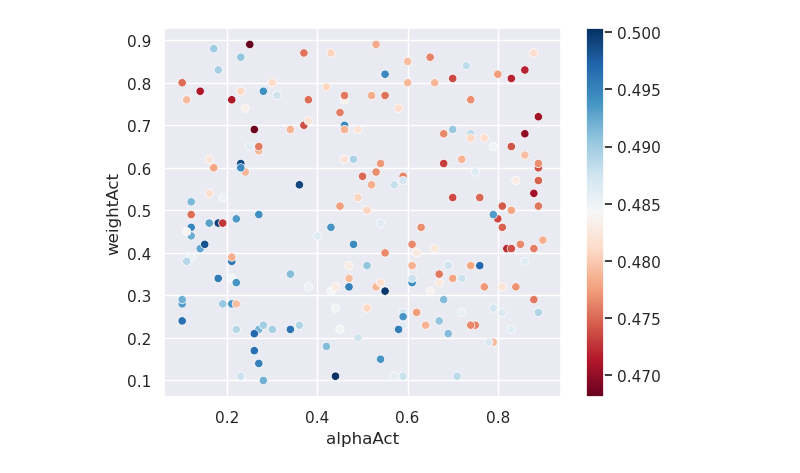
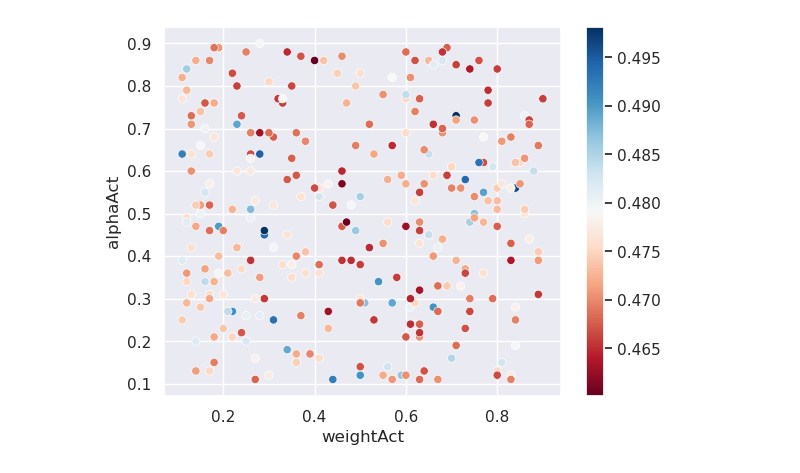
Before and after one commit to AGhaderi/ActStimRL, a Jupyter notebook: proceture/Optimal_figure_simulated_data.ipynb, the cells around one changed output. Drawn from its saved outputs; the diff is of its cells as text; code cells hidden in the pictures.

```diff
--- a/proceture/Optimal_figure_simulated_data.ipynb
+++ b/proceture/Optimal_figure_simulated_data.ipynb
@@ -97,7 +83,8 @@ All simulations have been done successfully!
 # %%
+"""Mean proportion of correct choice across participants for each simulation"""
 # Collect all simulated data
 dataAllSims = pd.DataFrame({})
-for i in range(1, 201):
+for i in range(1, 300):
     # Simulation number
     simNumber = "Optim" + str(i)
     # Main directory of the simupated participatns
@@ -106,11 +93,5 @@ for i in range(1, 201):
     dirc = subMainDirec + 'hierParam/'  + str(simNumber) + '/' +'hier-simulated-data-with-task-design-true-param.csv'
     # Read the simulated participant
     data = pd.read_csv(dirc)
-    data['Sim'] = i+1
+    data['Sim'] = i
     dataAllSims = pd.concat([data, dataAllSims])
-
-# Seperate all data based on session and condition
-dataAllSims_ses1_Act = dataAllSims.loc[(dataAllSims['session']==1) & (dataAllSims['block']=='Act')]
-dataAllSims_ses1_Stim = dataAllSims.loc[(dataAllSims['session']==1) & (dataAllSims['block']=='Stim')]
-dataAllSims_ses2_Act = dataAllSims.loc[(dataAllSims['session']==2) & (dataAllSims['block']=='Act')]
-dataAllSims_ses2_Stim = dataAllSims.loc[(dataAllSims['session']==2) & (dataAllSims['block']=='Stim')]
@@ -120,18 +98,37 @@ grouped_df = dataAllSims_ses2_Act.groupby(['Sim', 'weightAct', 'alphaAct', 'alph
+# %%
+# Calcaulate won amount for each trial and then put it into dataframe
+winAmtAct = (dataAllSims['block']=='Act')*(dataAllSims['pushed']*dataAllSims['winAmtPushable'] + (1-dataAllSims['pushed'])*dataAllSims['winAmtPullable'])
+winAmtClr = (dataAllSims['block']=='Stim')*(dataAllSims['yellowChosen']*dataAllSims['winAmtYellow']+ (1-dataAllSims['yellowChosen'])*dataAllSims['winAmtBlue'])
+dataAllSims['wonAmount'] = dataAllSims['correctChoice']*(winAmtAct + winAmtClr)
+
+# Seperate all data based on session and condition
+dataAllSims_ses1_Act = dataAllSims.loc[(dataAllSims['session']==1) & (dataAllSims['block']=='Act')]
+dataAllSims_ses1_Stim = dataAllSims.loc[(dataAllSims['session']==1) & (dataAllSims['block']=='Stim')]
+dataAllSims_ses2_Act = dataAllSims.loc[(dataAllSims['session']==2) & (dataAllSims['block']=='Act')]
+dataAllSims_ses2_Stim = dataAllSims.loc[(dataAllSims['session']==2) & (dataAllSims['block']=='Stim')]
+# %%
+# Propopotion of Correct Choice across participatns for each simulation
+grouped_df = dataAllSims_ses1_Act.groupby(['Sim', 'sub_ID', 'weightAct', 'alphaAct', 'alphaClr', 'beta'], as_index = False)['correctChoice'].mean()
+grouped_dff = grouped_df.groupby(['Sim', 'weightAct', 'alphaAct', 'alphaClr', 'beta'], as_index = False)['correctChoice'].mean()
+# Total won amount for each participant and then average it for each simulation
+wonAmountSumAllSubs = dataAllSims_ses1_Act.groupby(['Sim', 'sub_ID'], as_index=False)['wonAmount'].sum()
+wonAmountMean = wonAmountSumAllSubs.groupby(['Sim'], as_index=False)['wonAmount'].mean()['wonAmount']
+grouped_dff['wonAmountMean'] = wonAmountMean
 # %%
-# Plot scatterplot with color bar
+# Plot scatterplot with color bar for correct choices
 sns.set()
-tips = grouped_df
-ax = sns.scatterplot(x="alphaAct", y="weightAct", hue="correctChoice",
+tips = grouped_dff
+ax = sns.scatterplot(x="weightAct", y="alphaAct", hue="correctChoice",
                      palette='RdBu', data=tips)
 
 norm = plt.Normalize(tips['correctChoice'].min(), tips['correctChoice'].max())
 sm = plt.cm.ScalarMappable(cmap="RdBu", norm=norm)
 sm.set_array([])
 
 # Remove the legend and add a colorbar
 ax.get_legend().remove()
 ax.figure.colorbar(sm)
 
 plt.show()
 # %% [output]
-[figure, old version]
+[figure, new version]
```
Also changed, not shown: parts of 9 cells of this notebook, 28 other files.
